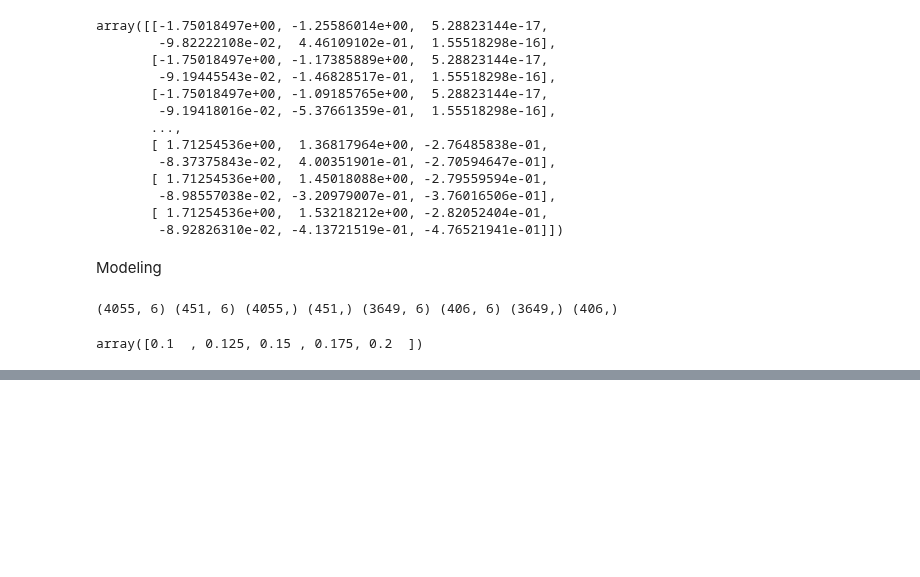
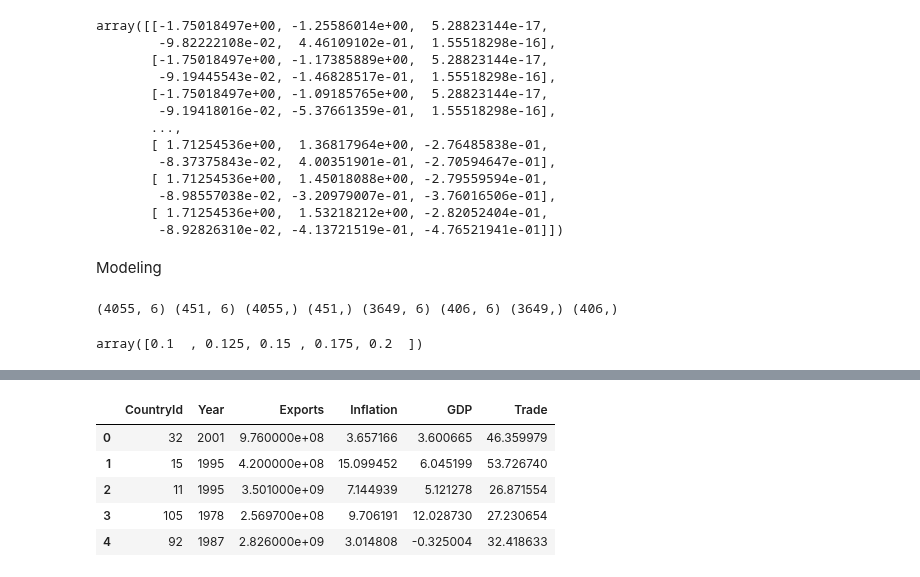
Before and after one commit to lokeshkumarn/Notebooks, a Jupyter notebook: MachineHack_MLDS.ipynb, the cells around one changed output, grey strips where cells are left out. Cells and saved outputs as stored; diff of their text form; code cells hidden in the pictures; blank space fills up the shorter version.

```diff
--- a/MachineHack_MLDS.ipynb
+++ b/MachineHack_MLDS.ipynb
@@ -245,0 +294,13 @@ regression_results
+# %%
+df_test['CountryId'] = country_name_encoder.transform(df_test['Country Name'])
+# %%
+df_test = df_test[['CountryId','Year','Exports','Inflation','GDP','Trade']]
+# %%
+df_test.head()
+# %% [output]
+|  | CountryId | Year | Exports | Inflation | GDP | Trade |
+| 0 | 32 | 2001 | 9.760000e+08 | 3.657166 | 3.600665 | 46.359979 |
+| 1 | 15 | 1995 | 4.200000e+08 | 15.099452 | 6.045199 | 53.726740 |
+| 2 | 11 | 1995 | 3.501000e+09 | 7.144939 | 5.121278 | 26.871554 |
+| 3 | 105 | 1978 | 2.569700e+08 | 9.706191 | 12.028730 | 27.230654 |
+| 4 | 92 | 1987 | 2.826000e+09 | 3.014808 | -0.325004 | 32.418633 |
```
Also changed, not shown: parts of 24 cells of this notebook.
